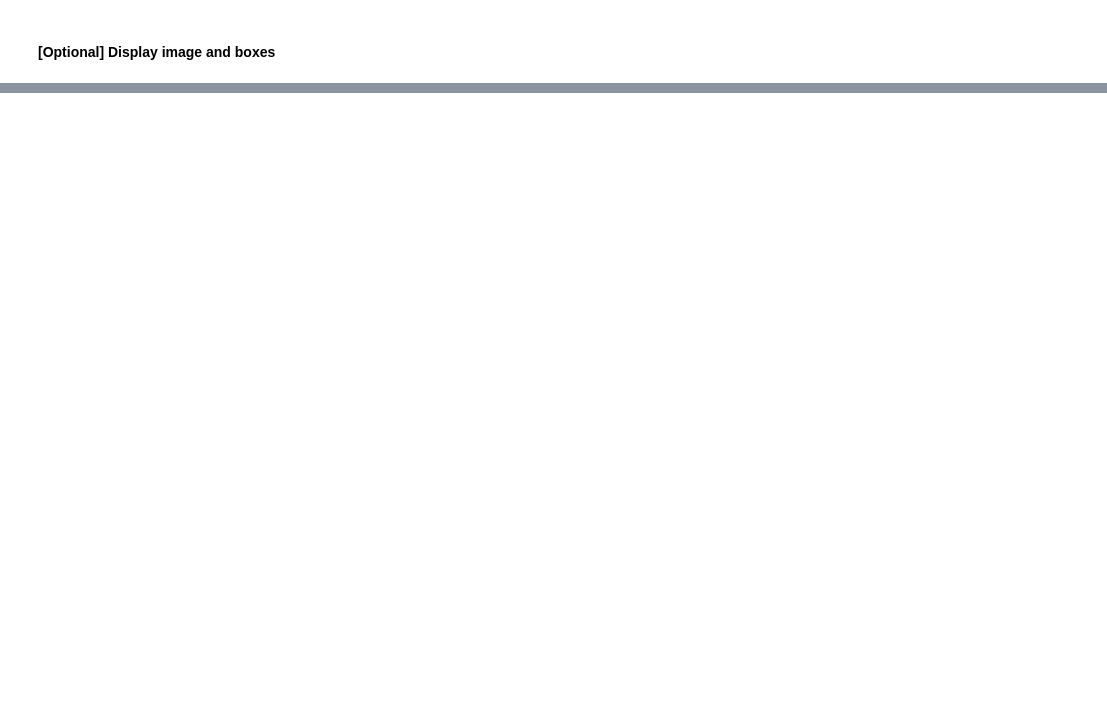
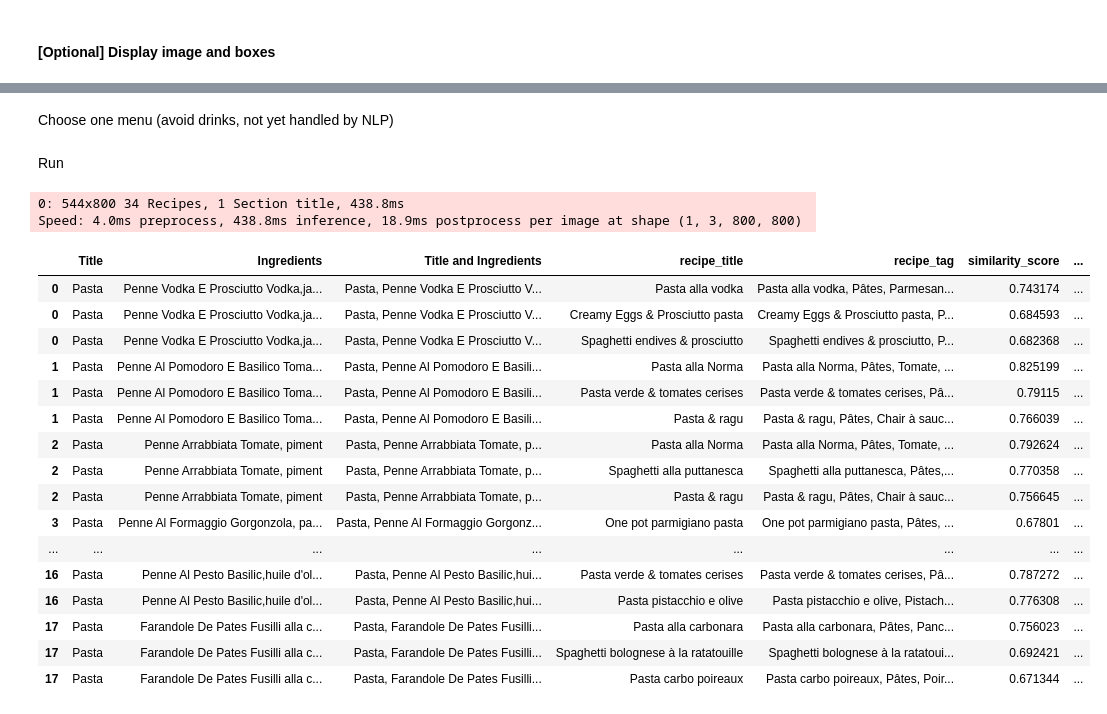
Before and after one commit to eliottcls/carbondiet, a Jupyter notebook: test.ipynb, the cells around one changed output, grey strips where cells are left out. Cells and saved outputs as stored; diff of their text form; code cells hidden in the pictures; blank space fills up the shorter version.

```diff
--- a/test.ipynb
+++ b/test.ipynb
@@ -27,0 +132,16 @@ cv2.waitKey(0)
+# %%
+ocr = OCR()
+nlp_transformer = nlp.RecipeTransformer(db_name = "jow")
+
+def main(img, top_k = 3):
+    menu = Menu(img)
+
+    image = cv2.imread(img)
+    dict_results = ocr.extract_text_from_menu(image)
+    menu.add_ocr_output(dict_results)
+
+    query_names = menu.queries("Title and Ingredients")
+    nlp_results = nlp_transformer.predict(query_names, top_k = top_k)
+    menu_df = menu.add_nlp_predictions(nlp_results)
+
+    return menu_df
@@ -27,0 +156,3 @@ cv2.waitKey(0)
+# %%
+path = os.getcwd() + "\\data\\images\\"      # Give your path
+os.listdir(path)
@@ -27,0 +174,34 @@ cv2.waitKey(0)
+# %% [markdown]
+Choose one menu (avoid drinks, not yet handled by NLP)
+# %%
+filename = 'pasta.jpg'       # 'pasta.jpg' works quite well
+img = path + filename            # absolute path toward image
+# %% [markdown]
+Run
+# %%
+menu_df = main(img, top_k = 3)     # top_k is the number of closest recipes to be found for each menu query
+
+# Show
+pd.set_option('display.max_rows', None)
+pd.set_option('display.max_colwidth', None)
+menu_df
+# %% [output]
+0: 544x800 34 Recipes, 1 Section title, 438.8ms
+Speed: 4.0ms preprocess, 438.8ms inference, 18.9ms postprocess per image at shape (1, 3, 800, 800)
+|  | Title | Ingredients | Title and Ingredients | recipe_title | recipe_tag | similarity_score | ... |
+| 0 | Pasta | Penne Vodka E Prosciutto Vodka,ja... | Pasta, Penne Vodka E Prosciutto V... | Pasta alla vodka | Pasta alla vodka, Pâtes, Parmesan... | 0.743174 | ... |
+| 0 | Pasta | Penne Vodka E Prosciutto Vodka,ja... | Pasta, Penne Vodka E Prosciutto V... | Creamy Eggs & Prosciutto pasta | Creamy Eggs & Prosciutto pasta, P... | 0.684593 | ... |
+| 0 | Pasta | Penne Vodka E Prosciutto Vodka,ja... | Pasta, Penne Vodka E Prosciutto V... | Spaghetti endives & prosciutto | Spaghetti endives & prosciutto, P... | 0.682368 | ... |
+| 1 | Pasta | Penne Al Pomodoro E Basilico Toma... | Pasta, Penne Al Pomodoro E Basili... | Pasta alla Norma | Pasta alla Norma, Pâtes, Tomate, ... | 0.825199 | ... |
+| 1 | Pasta | Penne Al Pomodoro E Basilico Toma... | Pasta, Penne Al Pomodoro E Basili... | Pasta verde & tomates cerises | Pasta verde & tomates cerises, Pâ... | 0.79115 | ... |
+| 1 | Pasta | Penne Al Pomodoro E Basilico Toma... | Pasta, Penne Al Pomodoro E Basili... | Pasta & ragu | Pasta & ragu, Pâtes, Chair à sauc... | 0.766039 | ... |
+| 2 | Pasta | Penne Arrabbiata Tomate, piment | Pasta, Penne Arrabbiata Tomate, p... | Pasta alla Norma | Pasta alla Norma, Pâtes, Tomate, ... | 0.792624 | ... |
+| 2 | Pasta | Penne Arrabbiata Tomate, piment | Pasta, Penne Arrabbiata Tomate, p... | Spaghetti alla puttanesca | Spaghetti alla puttanesca, Pâtes,... | 0.770358 | ... |
+| 2 | Pasta | Penne Arrabbiata Tomate, piment | Pasta, Penne Arrabbiata Tomate, p... | Pasta & ragu | Pasta & ragu, Pâtes, Chair à sauc... | 0.756645 | ... |
+| 3 | Pasta | Penne Al Formaggio Gorgonzola, pa... | Pasta, Penne Al Formaggio Gorgonz... | One pot parmigiano pasta | One pot parmigiano pasta, Pâtes, ... | 0.67801 | ... |
+| ... | ... | ... | ... | ... | ... | ... | ... |
+| 16 | Pasta | Penne Al Pesto Basilic,huile d'ol... | Pasta, Penne Al Pesto Basilic,hui... | Pasta verde & tomates cerises | Pasta verde & tomates cerises, Pâ... | 0.787272 | ... |
+| 16 | Pasta | Penne Al Pesto Basilic,huile d'ol... | Pasta, Penne Al Pesto Basilic,hui... | Pasta pistacchio e olive | Pasta pistacchio e olive, Pistach... | 0.776308 | ... |
+| 17 | Pasta | Farandole De Pates Fusilli alla c... | Pasta, Farandole De Pates Fusilli... | Pasta alla carbonara | Pasta alla carbonara, Pâtes, Panc... | 0.756023 | ... |
+| 17 | Pasta | Farandole De Pates Fusilli alla c... | Pasta, Farandole De Pates Fusilli... | Spaghetti bolognese à la ratatouille | Spaghetti bolognese à la ratatoui... | 0.692421 | ... |
+| 17 | Pasta | Farandole De Pates Fusilli alla c... | Pasta, Farandole De Pates Fusilli... | Pasta carbo poireaux | Pasta carbo poireaux, Pâtes, Poir... | 0.671344 | ... |
```
Also changed, not shown: parts of 22 cells of this notebook.
